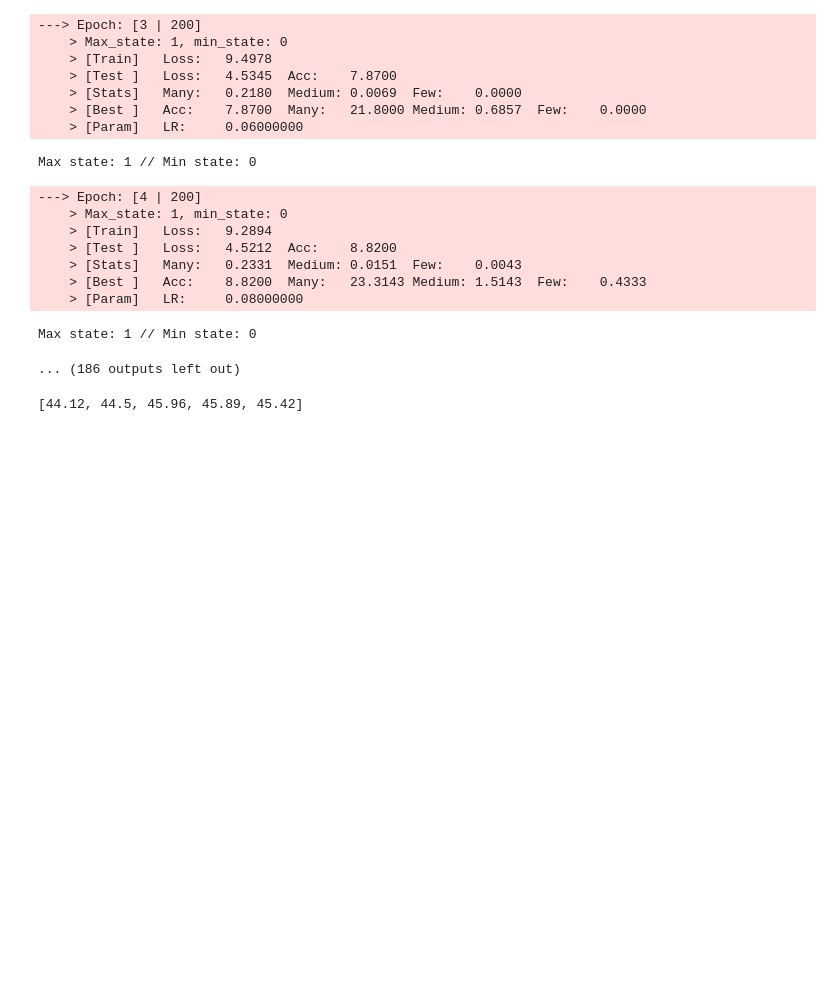
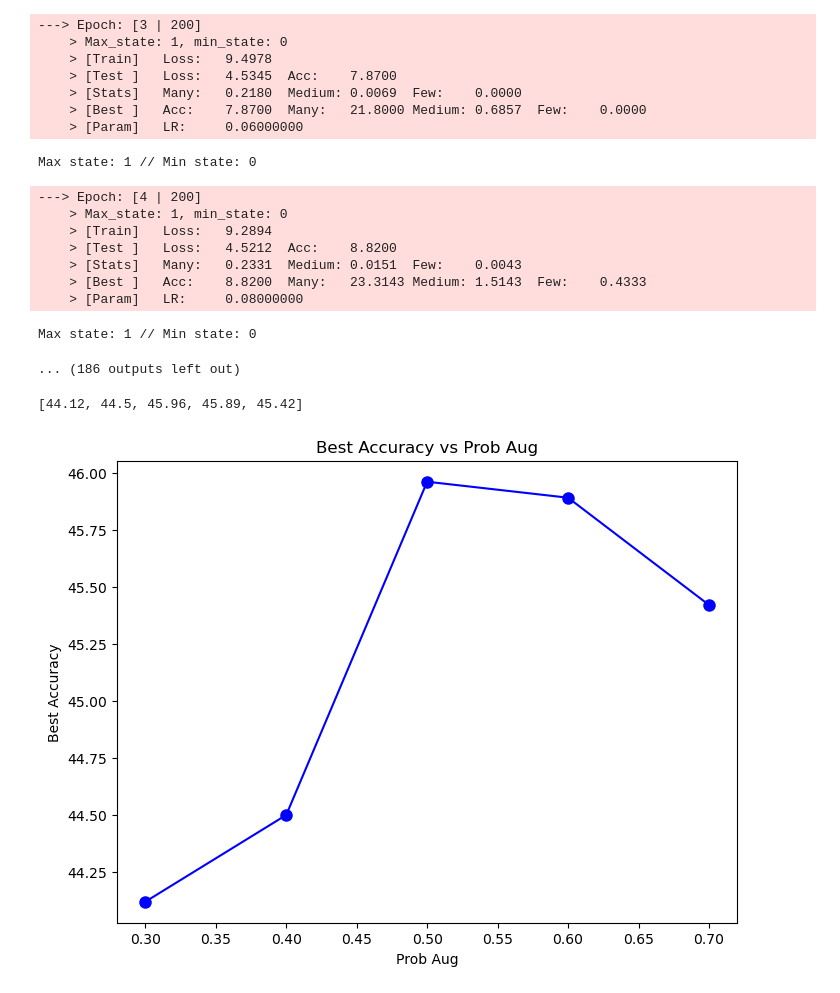
Before and after one commit to whitewhistle/-RE-CUDA, a Jupyter notebook: Hyperparameter/prob_aug.ipynb, the cells around one changed output. Drawn from its saved outputs; the diff is of its cells as text; code cells hidden in the pictures; blank space fills up the shorter version.

```diff
--- a/Hyperparameter/prob_aug.ipynb
+++ b/Hyperparameter/prob_aug.ipynb
@@ -4983,3 +4983,19 @@ Max state: 1 // Min state: 0
 best_acc_values
 # %% [output]
 [44.12, 44.5, 45.96, 45.89, 45.42]
+# %%
+import matplotlib.pyplot as plt
+
+prob_aug_values = [0.3,0.4,0.5,0.6,0.7]
+best_acc_values = [44.12, 44.5, 45.96, 45.89, 45.42]
+
+plt.figure(figsize=(8, 6))
+
+plt.plot(prob_aug_values, best_acc_values, color='blue', linestyle='-', marker='o', markersize=8)
+
+plt.title('Best Accuracy vs Prob Aug')
+plt.xlabel('Prob Aug')
+plt.ylabel('Best Accuracy')
+plt.show()
+# %% [output]
+[figure, added]
```
Also changed, not shown: parts of 2 cells of this notebook, 46 other files.
